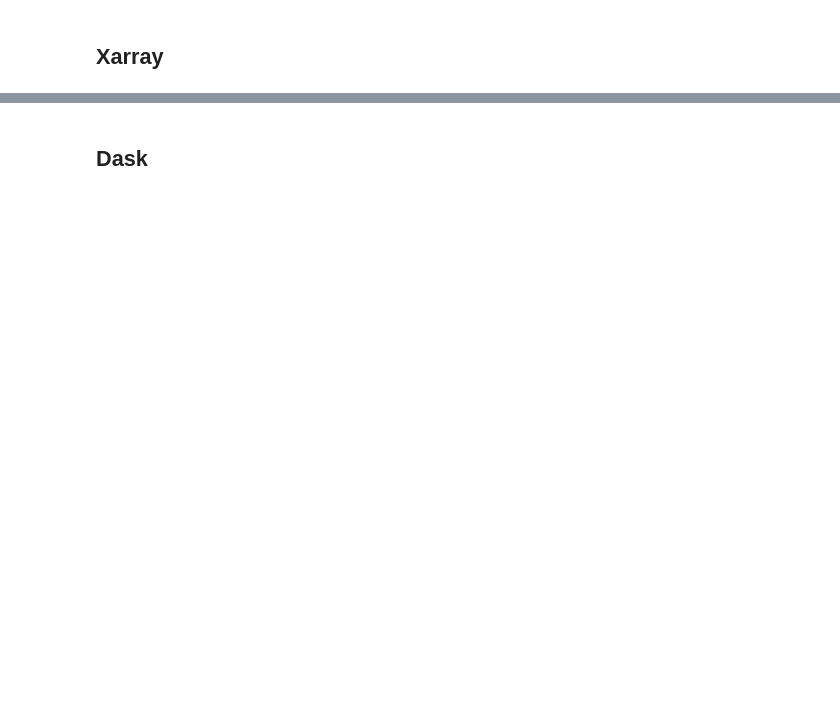
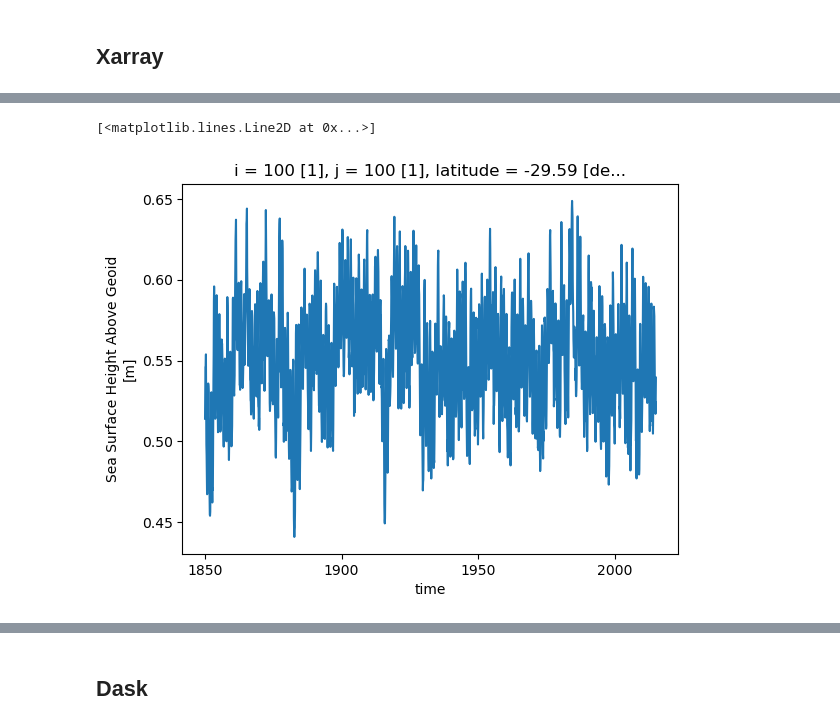
Before and after one commit to auraoupa/drakkar-demo-notebooks, a Jupyter notebook: Basics.ipynb, the cells around one changed output, grey strips where cells are left out. Cells and saved outputs as stored; diff of their text form; code cells hidden in the pictures; blank space fills up the shorter version.

```diff
--- a/Basics.ipynb
+++ b/Basics.ipynb
@@ -35,0 +213,6 @@ import xarray as xr
+# %%
+# A time serie at one location
+ds['zos'][:,100,100].plot()
+# %% [output]
+[<matplotlib.lines.Line2D at 0x...>]
+[figure, added]
```
Also changed, not shown: parts of 29 cells of this notebook, 1 other file.
